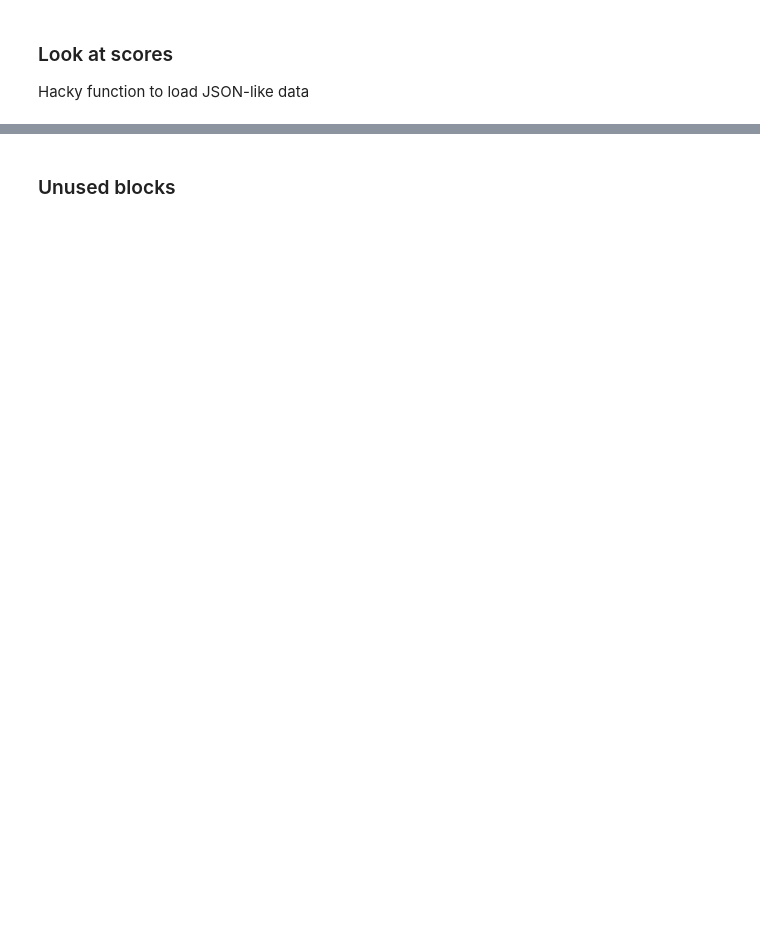
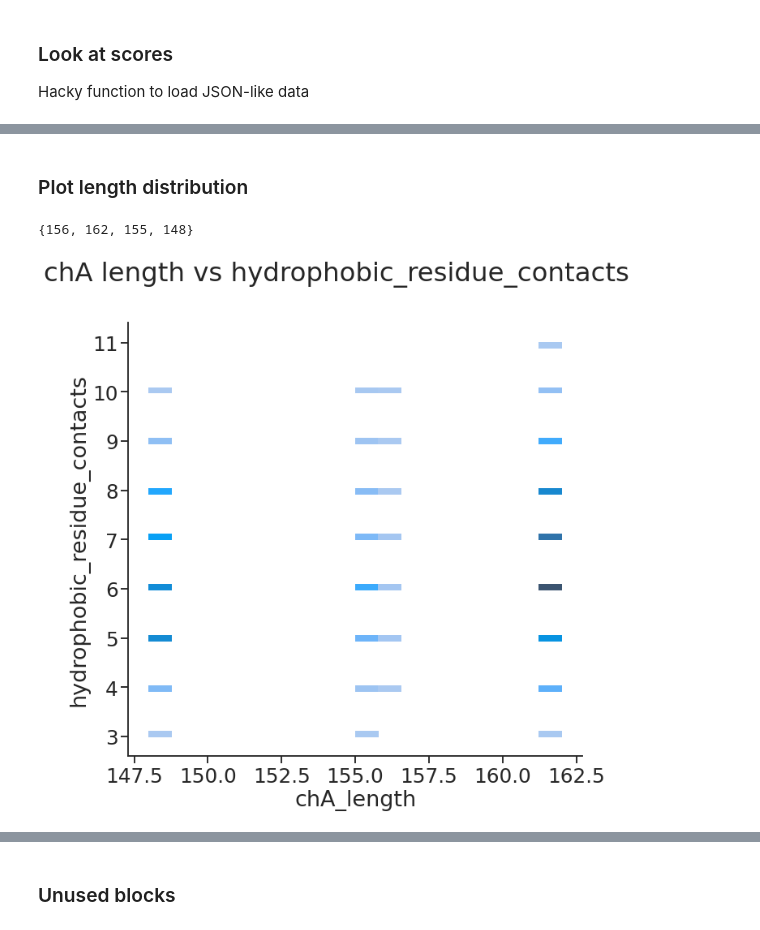
Before and after one commit to proleu/peptide_binders, a Jupyter notebook: 04_cleanup_filter.ipynb, the cells around one changed output, grey strips where cells are left out. Drawn from its saved outputs; the diff is of its cells as text; code cells hidden in the pictures; blank space fills up the shorter version.

```diff
--- a/04_cleanup_filter.ipynb
+++ b/04_cleanup_filter.ipynb
@@ -631,0 +654,2 @@ Wall time: 4min 54s
+# %%
+scores_df = pd.read_json(os.path.join(os.getcwd(), "04_cleanup_short", "scores.json"))
@@ -631,0 +658,31 @@ Wall time: 4min 54s
+# %%
+sns.set(
+    context="talk",
+    font_scale=1.5,  # make the font larger; default is pretty small
+    style="ticks",  # make the background white with black lines
+    palette="colorblind",  # a color palette that is colorblind friendly!
+)
+
+
+def rho(x, y, ax=None, **kwargs):
+    """Plot the correlation coefficient in the top left hand corner of a plot.
+    https://stackoverflow.com/questions/50832204/show-correlation-values-in-pairplot-using-seaborn-in-python/50835066
+    """
+    import scipy
+
+    r, _ = scipy.stats.pearsonr(x, y)
+    ax = ax or plt.gca()
+    # Unicode for lowercase rho (ρ)
+    rho = "\u03C1"
+    ax.annotate(f"{rho} = {r:.2f}", xy=(0.1, 0.9), xycoords=ax.transAxes)
+
+
+def plot_unity(xdata, ydata, **kwargs):
+    """https://stackoverflow.com/questions/48122019/how-can-i-plot-identity-lines-on-a-seaborn-pairplot"""
+    xmin, ymin = (xdata.min(), ydata.min())
+    xmax, ymax = (xdata.max(), ydata.max())
+    xpoints = np.linspace(xmin, xmax, 100)
+    ypoints = np.linspace(ymin, ymax, 100)
+    plt.gca().plot(
+        xpoints, ypoints, color="k", marker=None, linestyle="--", linewidth=4.0
+    )
@@ -631,0 +709,13 @@ Wall time: 4min 54s
+# %% [markdown]
+### Plot length distribution
+# %%
+print(set(scores_df["chA_length"]))
+
+fig, ax = plt.subplots(figsize=(10, 10), tight_layout=True)
+sns.histplot(ax=ax, x="chA_length", y="hydrophobic_residue_contacts", data=scores_df)
+plt.suptitle(f"chA length vs hydrophobic_residue_contacts")
+sns.despine()
+plt.savefig(f"figs/04_length_vs_hydrophobic_residue_contacts.png")
+# %% [output]
+{156, 162, 155, 148}
+[figure, added]
```
Also changed, not shown: parts of 28 cells of this notebook, 3 other files.
